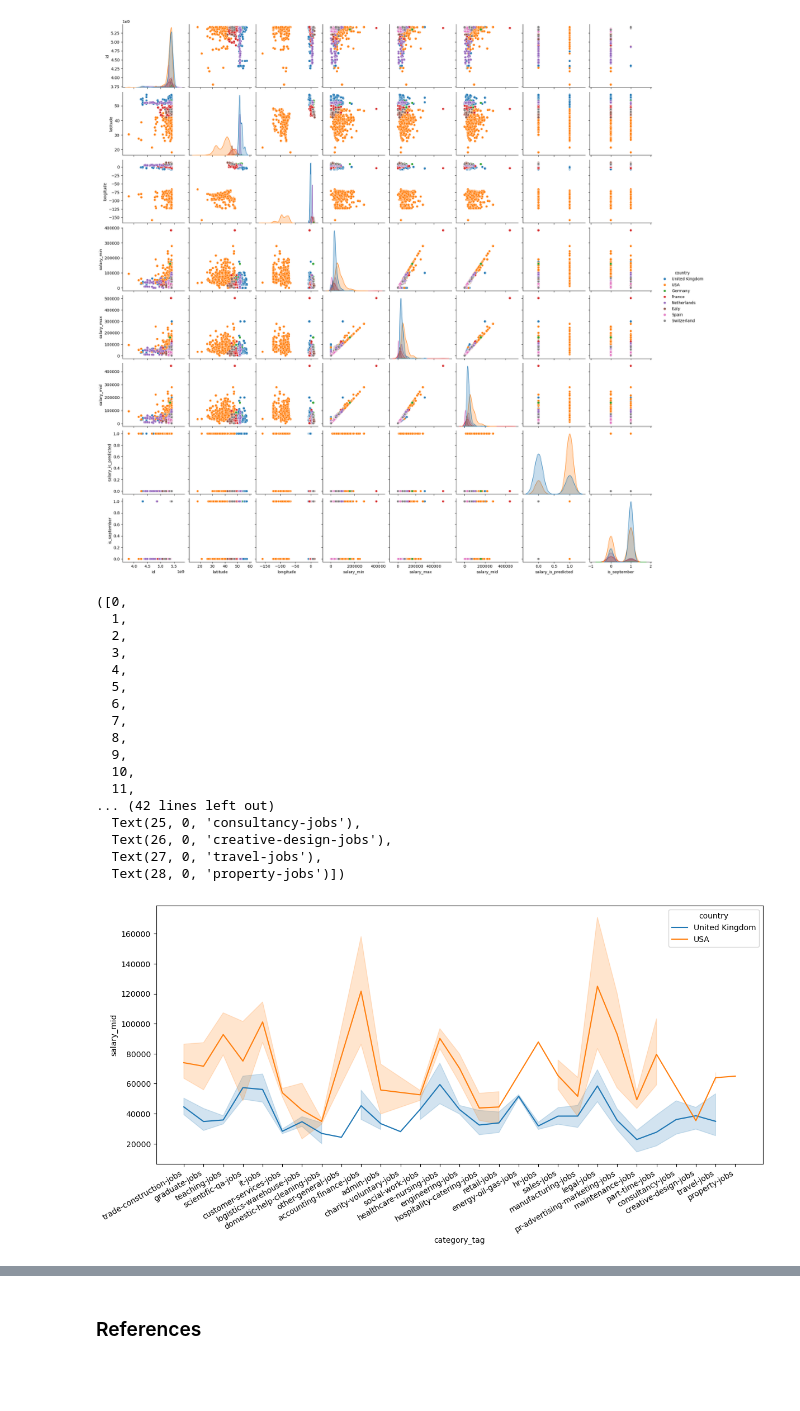
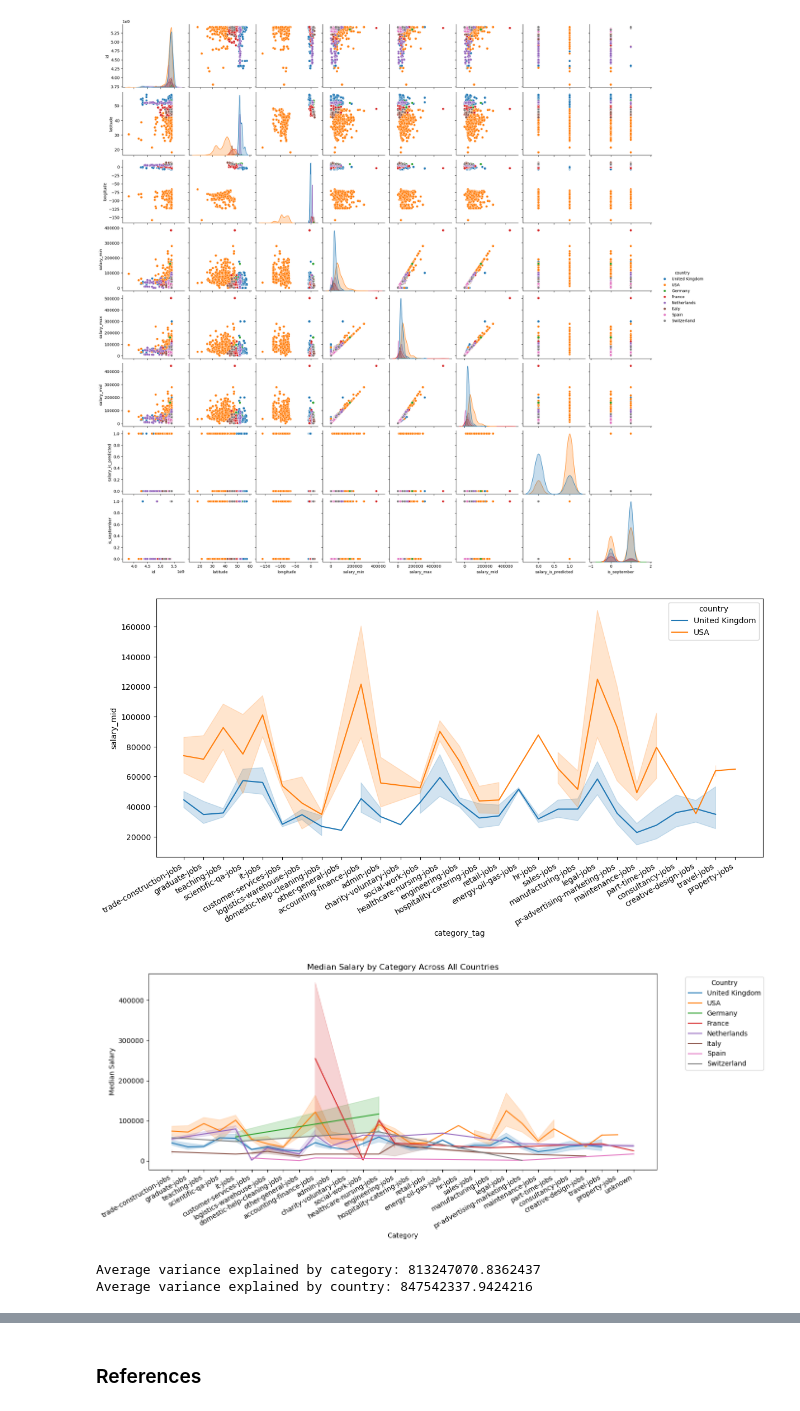
Before and after one commit to sbs0068/INSY6500_job_market_analysis, a Jupyter notebook: notebooks/02_data_exploration.ipynb, the cells around one changed output, grey strips where cells are left out. Cells and saved outputs as stored; diff of their text form; code cells hidden in the pictures; blank space fills up the shorter version.

```diff
--- a/notebooks/02_data_exploration.ipynb
+++ b/notebooks/02_data_exploration.ipynb
@@ -375,28 +583,34 @@ sns.pairplot(df_filtered, hue = 'country')
 # %%
 us_uk = df_filtered[(df_filtered['country'] == 'United Kingdom') | (df_filtered['country'] == 'USA')]
 us_uk
 
 plt.figure(figsize=(14, 6))
 sns.lineplot(data = us_uk, x = 'category_tag', y = 'salary_mid', hue = 'country')
 plt.xticks(rotation=30, ha='right')
+
+plt.figure(figsize=(14, 6))
+sns.lineplot(data=df_filtered, x='category_tag', y='salary_mid', hue='country')
+
+plt.xticks(rotation=30, ha='right')
+plt.title('Median Salary by Category Across All Countries')
+plt.xlabel('Category')
+plt.ylabel('Median Salary')
+plt.legend(title='Country', bbox_to_anchor=(1.05, 1), loc='upper left')  # move legend outside for clarity
+plt.tight_layout()
+plt.show()
+
+# Variance of salaries by category
+category_var = df_filtered.groupby('category_tag')['salary_mid'].var().mean()
+
+# Variance of salaries by country
+country_var = df_filtered.groupby('country')['salary_mid'].var().mean()
+
+print("Average variance explained by category:", category_var)
+print("Average variance explained by country:", country_var)
 # %% [output]
+[figure]
+[figure, added]
-([0,
-  1,
-  2,
-  3,
-  4,
-  5,
-  6,
-  7,
-  8,
-  9,
-  10,
-  11,
-... (42 lines left out)
-  Text(25, 0, 'consultancy-jobs'),
-  Text(26, 0, 'creative-design-jobs'),
-  Text(27, 0, 'travel-jobs'),
-  Text(28, 0, 'property-jobs')])
+Average variance explained by category: 813247070.8362437
+Average variance explained by country: 847542337.9424216
-[figure]
 # %% [markdown]
 To compare the two countries with the highest total job listings, The UK and USA, we used a linplot to chart the average mid salary across every job type. The line chart confirms the observation in bivariate analysis that the UK offers significantly lower average salaries. However, looking at the linechart, it indicates that both markets place similar value on each industry. The lines follow a very similar trend, peaking and valleying at the same job types. This indicates that the two markets operated in the same way with the difference lying in the salary amounts that are offered. Because of this, it can be said that job opportunities in the United States are much more lucrative compared to the UK.
```
Also changed, not shown: parts of 14 cells of this notebook.
